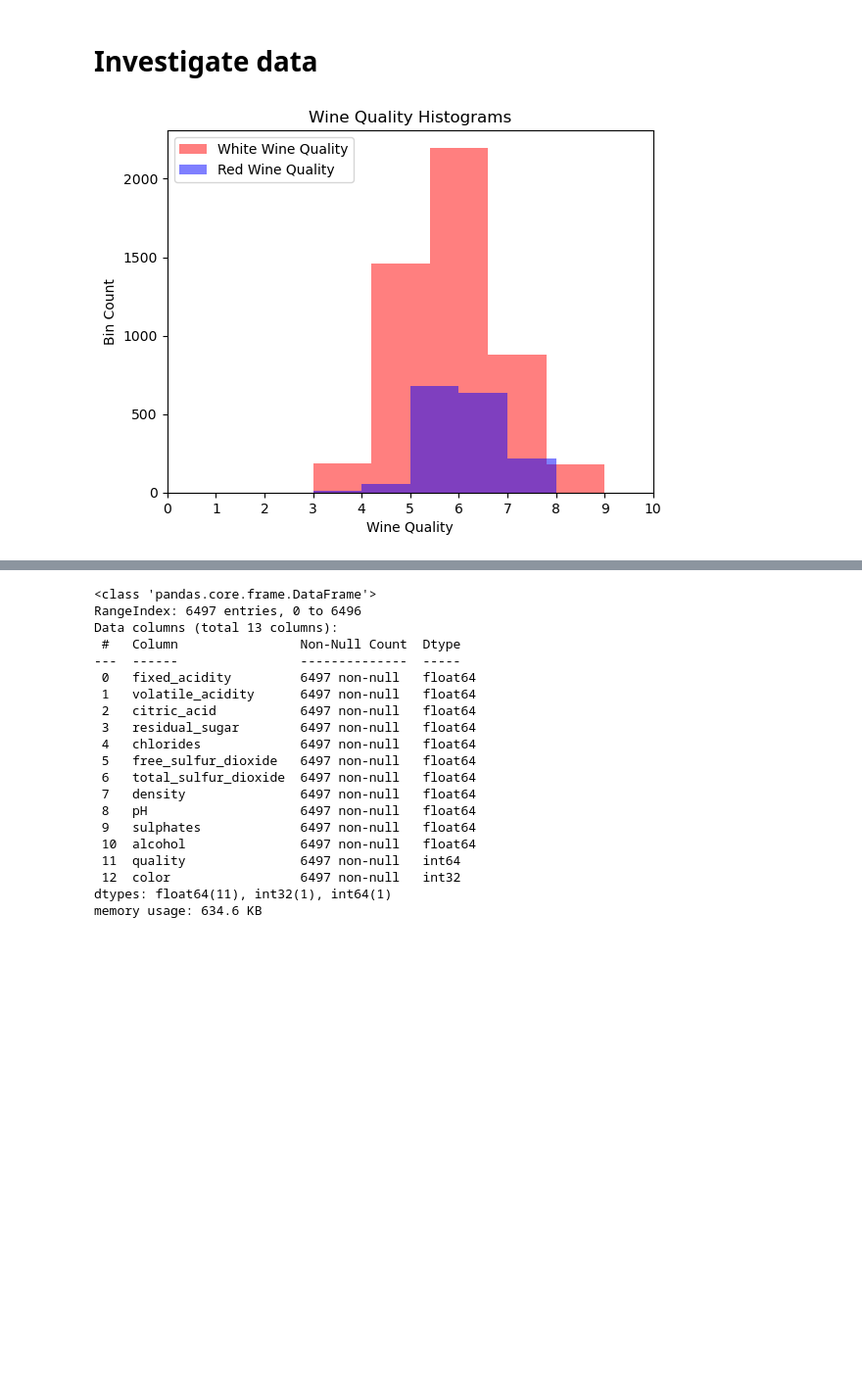
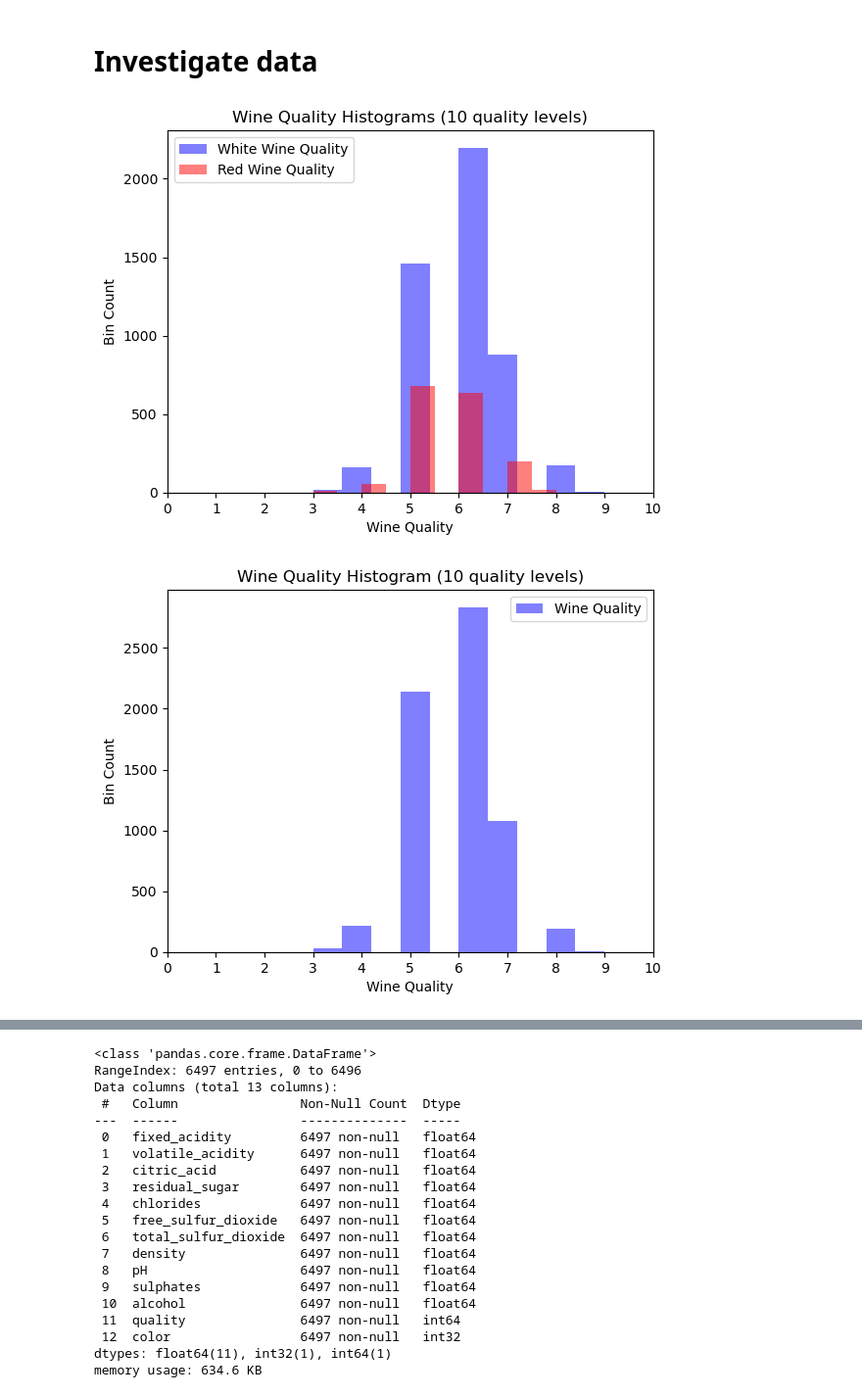
Before and after one commit to Dave232232/wine-quality, a Jupyter notebook: wine_quallity_dave_v3.ipynb, the cells around one changed output, grey strips where cells are left out. Shown at 98% size. Cells and saved outputs as stored; diff of their text form; code cells hidden in the pictures; blank space fills up the shorter version.

```diff
--- a/wine_quallity_dave_v3.ipynb
+++ b/wine_quallity_dave_v3.ipynb
@@ -267,15 +284,49 @@ All Wine Shape: (6497, 13)
 # %% [markdown]
 # Investigate data
-# %%
-#view the output histograms
-fig1, ax=plt.subplots()
-ax.hist(wine_data_white["quality"],bins=5, alpha=0.5, label="White Wine Quality", color="red")
-ax.hist(wine_data_red["quality"],bins=5, alpha=0.5, label="Red Wine Quality", color="blue")
-ax.set_xlabel("Wine Quality")
-ax.set_ylabel("Bin Count")
-ax.set_title("Wine Quality Histograms")
-ax.set_xticks(range(0,11,1))
-ax.legend()
-plt.show()
-# %% [output]
-[figure, removed]
+# %%
+#view the output histograms for each wine color
+fig1, ax=plt.subplots()
+ax.hist(wine_data_white["quality"],bins=10, alpha=0.5, label="White Wine Quality", color="blue")
+ax.hist(wine_data_red["quality"],bins=10, alpha=0.5, label="Red Wine Quality", color="red")
+ax.set_xlabel("Wine Quality")
+ax.set_ylabel("Bin Count")
+ax.set_title("Wine Quality Histograms (10 quality levels)")
+ax.set_xticks(range(0,11,1))
+ax.legend()
+plt.show()
+
+#view histogram for wine quality regardless of color
+fig2, ax=plt.subplots()
+ax.hist(wine_data["quality"],bins=10, alpha=0.5, label="Wine Quality", color="blue")
+ax.set_xlabel("Wine Quality")
+ax.set_ylabel("Bin Count")
+ax.set_title("Wine Quality Histogram (10 quality levels)")
+ax.set_xticks(range(0,11,1))
+ax.legend()
+plt.show()
+
+
+#view histogram for both each color only using 3 quality categories
+fig3, ax=plt.subplots()
+ax.hist(wine_data_white_cat["quality"],bins=3, alpha=0.5, label="White Wine Quality", color="blue")
+ax.hist(wine_data_red_cat["quality"],bins=3, alpha=0.5, label="Red Wine Quality", color="red")
+ax.set_xlabel("Wine Quality")
+ax.set_ylabel("Bin Count")
+ax.set_title("Wine Quality Histograms 3 quality levels)")
+ax.set_xticks(range(0,4,1))
+ax.legend()
+plt.show()
+
+#view histogram for wine quality regardless of color with 3 quality levels
+#view histogram for wine quality regardless of color
+fig4, ax=plt.subplots()
+ax.hist(wine_data_encoded_cat["quality"],bins=3, alpha=0.5, label="Wine Quality", color="blue")
+ax.set_xlabel("Wine Quality")
+ax.set_ylabel("Bin Count")
+ax.set_title("Wine Quality Histogram (3 quality levels)")
+ax.set_xticks(range(0,4,1))
+ax.legend()
+plt.show()
+# %% [output]
+[figure, added]
+[figure, added]
```
Also changed, not shown: parts of 7 cells of this notebook.
